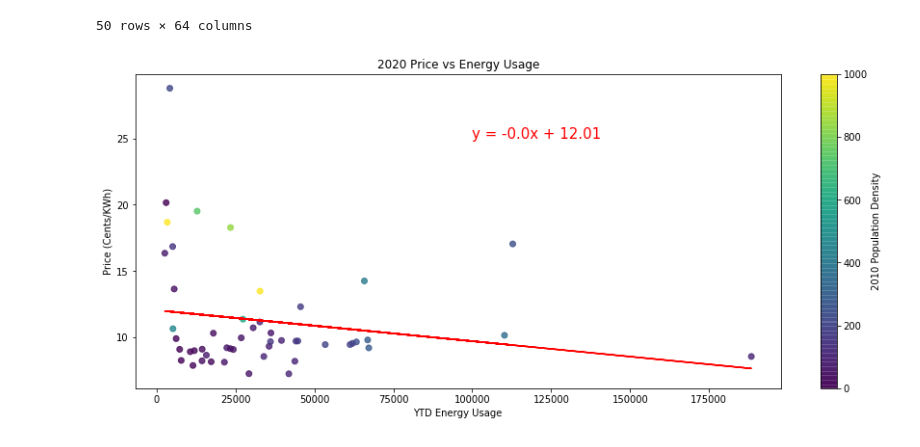
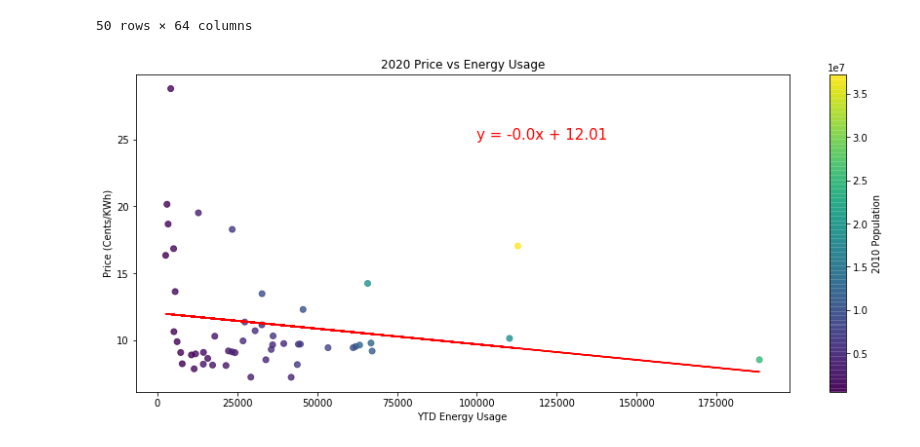
Before and after one commit to gpivaro/Project_1, a Jupyter notebook: Project_Notebook_API_KF.ipynb, the cells around one changed output. Drawn from its saved outputs; the diff is of its cells as text; code cells hidden in the pictures.

Commit message:
modifying the graph

```diff
--- a/Project_Notebook_API_KF.ipynb
+++ b/Project_Notebook_API_KF.ipynb
@@ -416,29 +427,29 @@ Elec_Pop_Taxes.head(50)
 # %%
 from scipy.stats import linregress
 # Run the regression and store each of the returned values
 y_values = elec_sales_price_df['2020 price']
 x_values = elec_sales_price_df['2020 so far sales']
 slope, intercept, rvalue, pvalue, stderr = linregress(x_values,y_values)
 
 # Calculate the predictions for each value of x (# Rooms)
 regression_values = x_values * slope + intercept
 
 # store a string version of the linear equation, so we can display it on the plot
 line_eq = "y = " + str(round(slope,2)) + "x + " + str(round(intercept,2))
 
 plt.figure(figsize=(15,6))
-plt.scatter(x_values,y_values, c= Elec_Pop_Taxes['2010_DENSITY'], alpha = .8)
+plt.scatter(x_values,y_values, c= Elec_Pop_Taxes['2010_POPULATION'], alpha = .8)
 clb = plt.colorbar()
-plt.clim(0, 1000)
+#plt.clim(0, 100000)
 plt.ylabel(f"Price (Cents/KWh)")
 plt.plot(x_values, regression_values, "red")
 plt.annotate(line_eq, (100000, 25), fontsize=15, color="red")
 plt.xlabel("YTD Energy Usage")
-clb.set_label('2010 Population Density')
+clb.set_label('2010 Population')
 plt.title("2020 Price vs Energy Usage")
 
 
 plt.show()
 #plt.savefig("Price-Consumption_RegvsDe.png")
 # %% [output]
-[figure, old version]
+[figure, new version]
```
Also changed, not shown: parts of 4 cells of this notebook, 1 other file.
